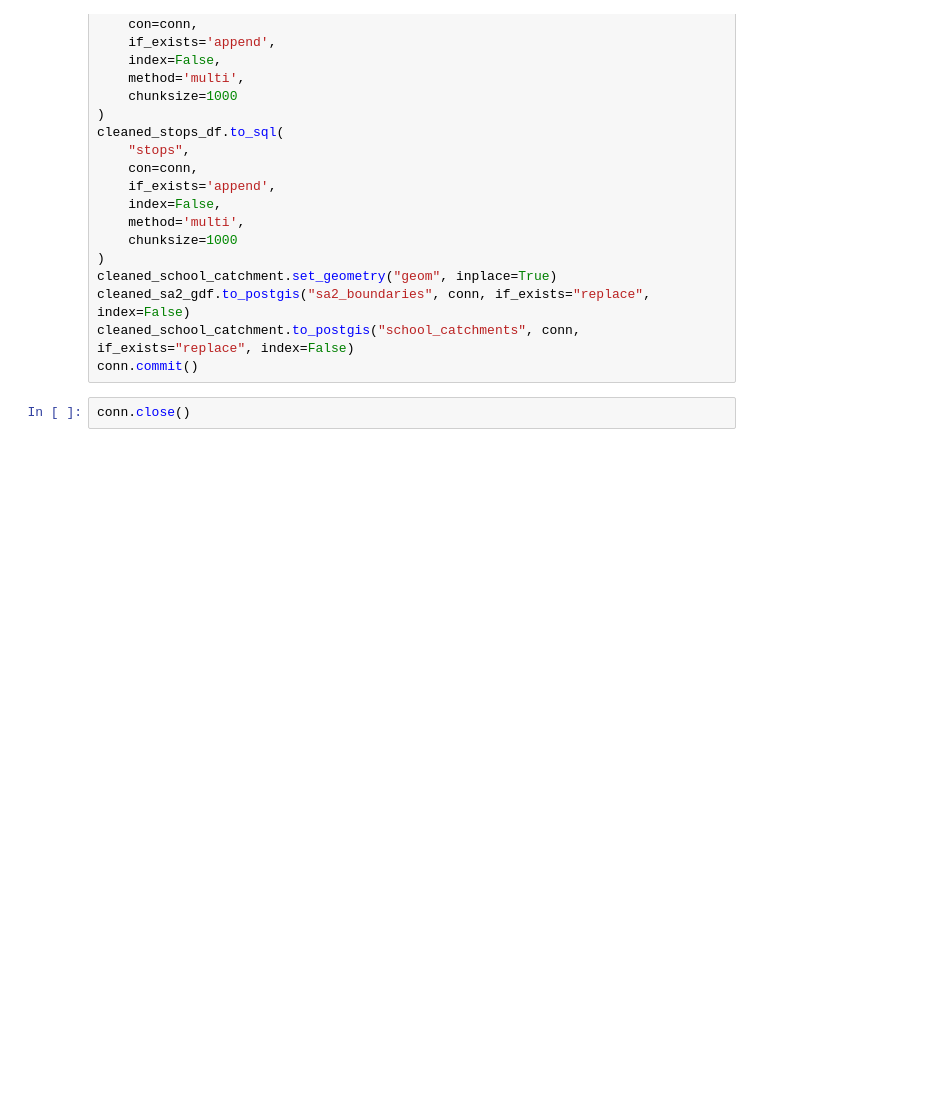
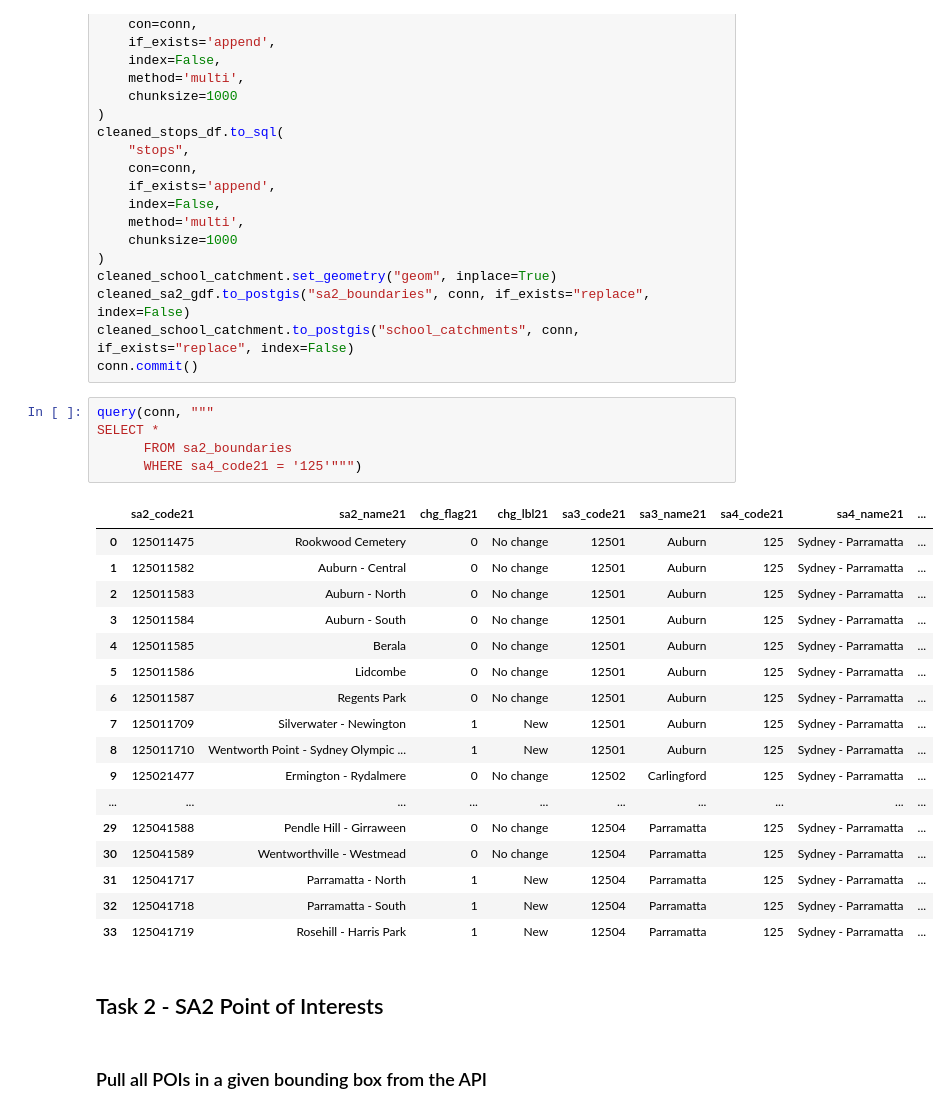
Before and after one commit to Charliero2246/Data2001Assignment, a Jupyter notebook: Assignment.ipynb, the cells around one changed output. Drawn from its saved outputs; the diff is of its cells as text; blank space fills up the shorter version.

```diff
--- a/Assignment.ipynb
+++ b/Assignment.ipynb
@@ -343,5 +332,30 @@ cleaned_school_catchment.set_geometry("geom", inplace=True)
 cleaned_sa2_gdf.to_postgis("sa2_boundaries", conn, if_exists="replace", index=False)
 cleaned_school_catchment.to_postgis("school_catchments", conn, if_exists="replace", index=False)
 conn.commit()
-# %%
-conn.close()
+# %%
+query(conn, """
+SELECT *
+      FROM sa2_boundaries
+      WHERE sa4_code21 = '125'""")
+# %% [output]
+|  | sa2_code21 | sa2_name21 | chg_flag21 | chg_lbl21 | sa3_code21 | sa3_name21 | sa4_code21 | sa4_name21 | ... |
+| 0 | 125011475 | Rookwood Cemetery | 0 | No change | 12501 | Auburn | 125 | Sydney - Parramatta | ... |
+| 1 | 125011582 | Auburn - Central | 0 | No change | 12501 | Auburn | 125 | Sydney - Parramatta | ... |
+| 2 | 125011583 | Auburn - North | 0 | No change | 12501 | Auburn | 125 | Sydney - Parramatta | ... |
+| 3 | 125011584 | Auburn - South | 0 | No change | 12501 | Auburn | 125 | Sydney - Parramatta | ... |
+| 4 | 125011585 | Berala | 0 | No change | 12501 | Auburn | 125 | Sydney - Parramatta | ... |
+| 5 | 125011586 | Lidcombe | 0 | No change | 12501 | Auburn | 125 | Sydney - Parramatta | ... |
+| 6 | 125011587 | Regents Park | 0 | No change | 12501 | Auburn | 125 | Sydney - Parramatta | ... |
+| 7 | 125011709 | Silverwater - Newington | 1 | New | 12501 | Auburn | 125 | Sydney - Parramatta | ... |
+| 8 | 125011710 | Wentworth Point - Sydney Olympic ... | 1 | New | 12501 | Auburn | 125 | Sydney - Parramatta | ... |
+| 9 | 125021477 | Ermington - Rydalmere | 0 | No change | 12502 | Carlingford | 125 | Sydney - Parramatta | ... |
+| ... | ... | ... | ... | ... | ... | ... | ... | ... | ... |
+| 29 | 125041588 | Pendle Hill - Girraween | 0 | No change | 12504 | Parramatta | 125 | Sydney - Parramatta | ... |
+| 30 | 125041589 | Wentworthville - Westmead | 0 | No change | 12504 | Parramatta | 125 | Sydney - Parramatta | ... |
+| 31 | 125041717 | Parramatta - North | 1 | New | 12504 | Parramatta | 125 | Sydney - Parramatta | ... |
+| 32 | 125041718 | Parramatta - South | 1 | New | 12504 | Parramatta | 125 | Sydney - Parramatta | ... |
+| 33 | 125041719 | Rosehill - Harris Park | 1 | New | 12504 | Parramatta | 125 | Sydney - Parramatta | ... |
+# %% [markdown]
+## Task 2 - SA2 Point of Interests
+# %% [markdown]
+### Pull all POIs in a given bounding box from the API
```
Also changed, not shown: parts of 7 cells of this notebook.
